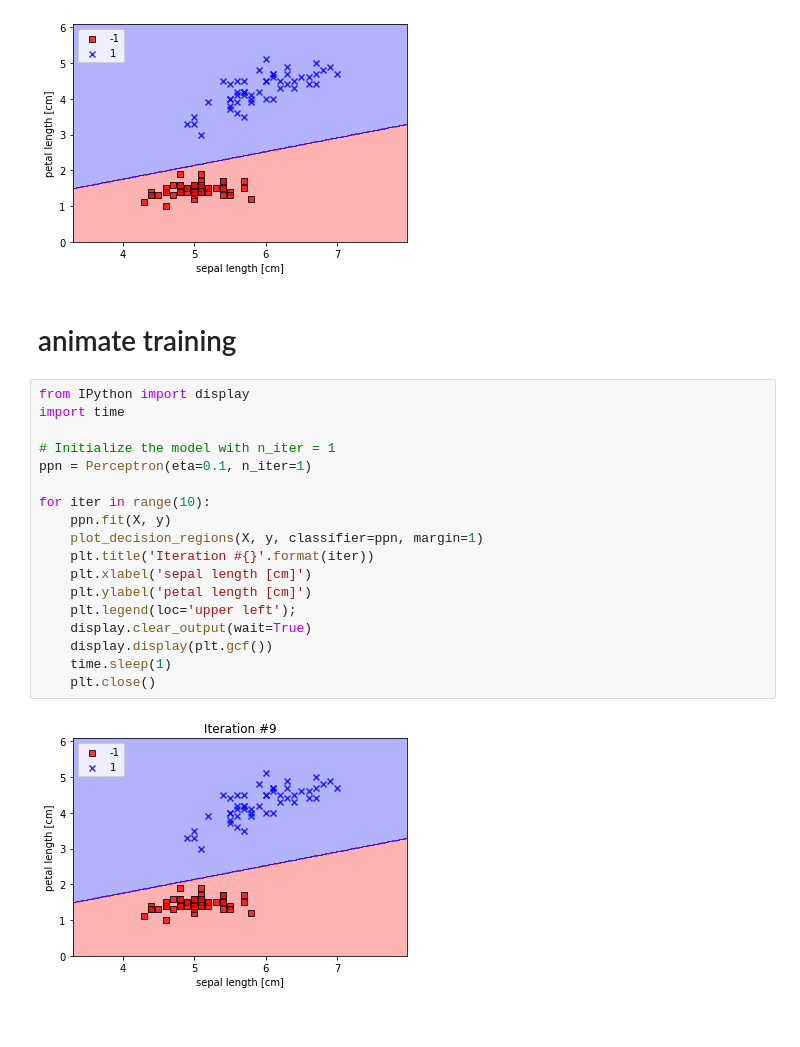
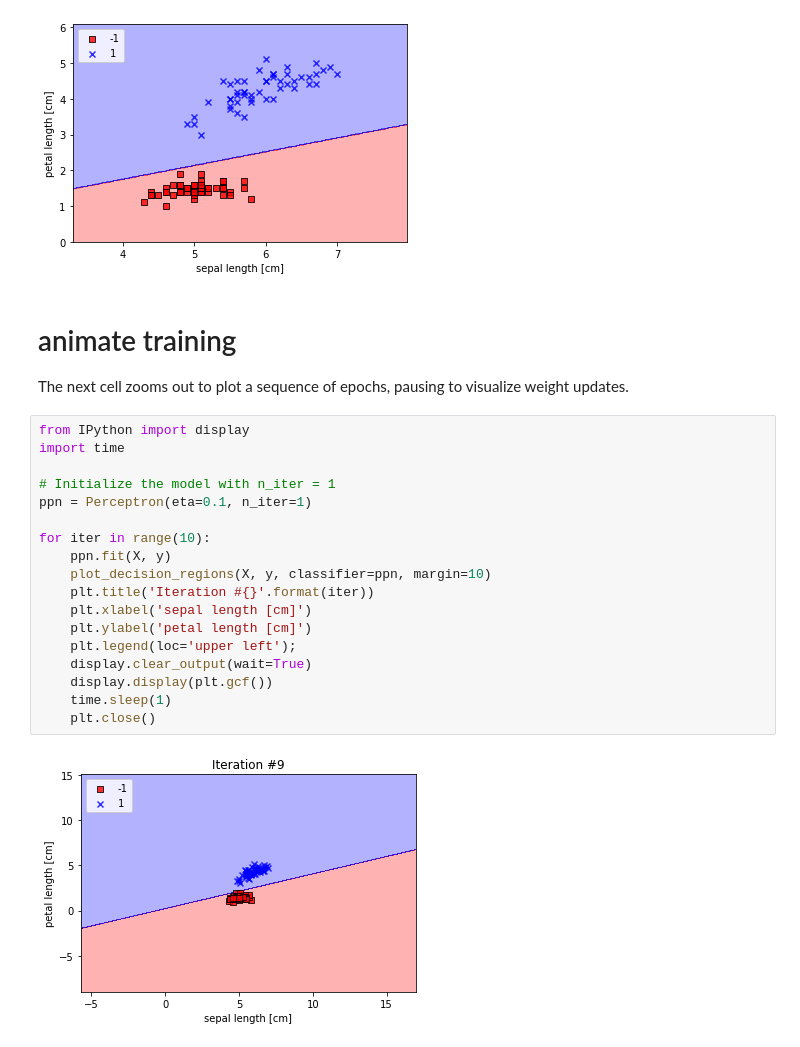
Before and after one commit to pbogden/my_observable, a Jupyter notebook: perceptron.ipynb, the cells around one changed output. Drawn from its saved outputs; the diff is of its cells as text.

```diff
--- a/perceptron.ipynb
+++ b/perceptron.ipynb
@@ -178,25 +178,27 @@ plt.ylabel('petal length [cm]')
 plt.legend(loc='upper left');
 # %% [output]
 [figure]
-# %% [markdown]
-# animate training
+# %% [markdown]
+# animate training
+
+The next cell zooms out to plot a sequence of epochs, pausing to visualize weight updates.
 # %%
 from IPython import display
 import time
 
 # Initialize the model with n_iter = 1
 ppn = Perceptron(eta=0.1, n_iter=1)
 
 for iter in range(10):
     ppn.fit(X, y)
-    plot_decision_regions(X, y, classifier=ppn, margin=1)
+    plot_decision_regions(X, y, classifier=ppn, margin=10)
     plt.title('Iteration #{}'.format(iter))
     plt.xlabel('sepal length [cm]')
     plt.ylabel('petal length [cm]')
     plt.legend(loc='upper left');
     display.clear_output(wait=True)
     display.display(plt.gcf())
     time.sleep(1)
     plt.close()
 # %% [output]
-[figure, old version]
+[figure, new version]
```
